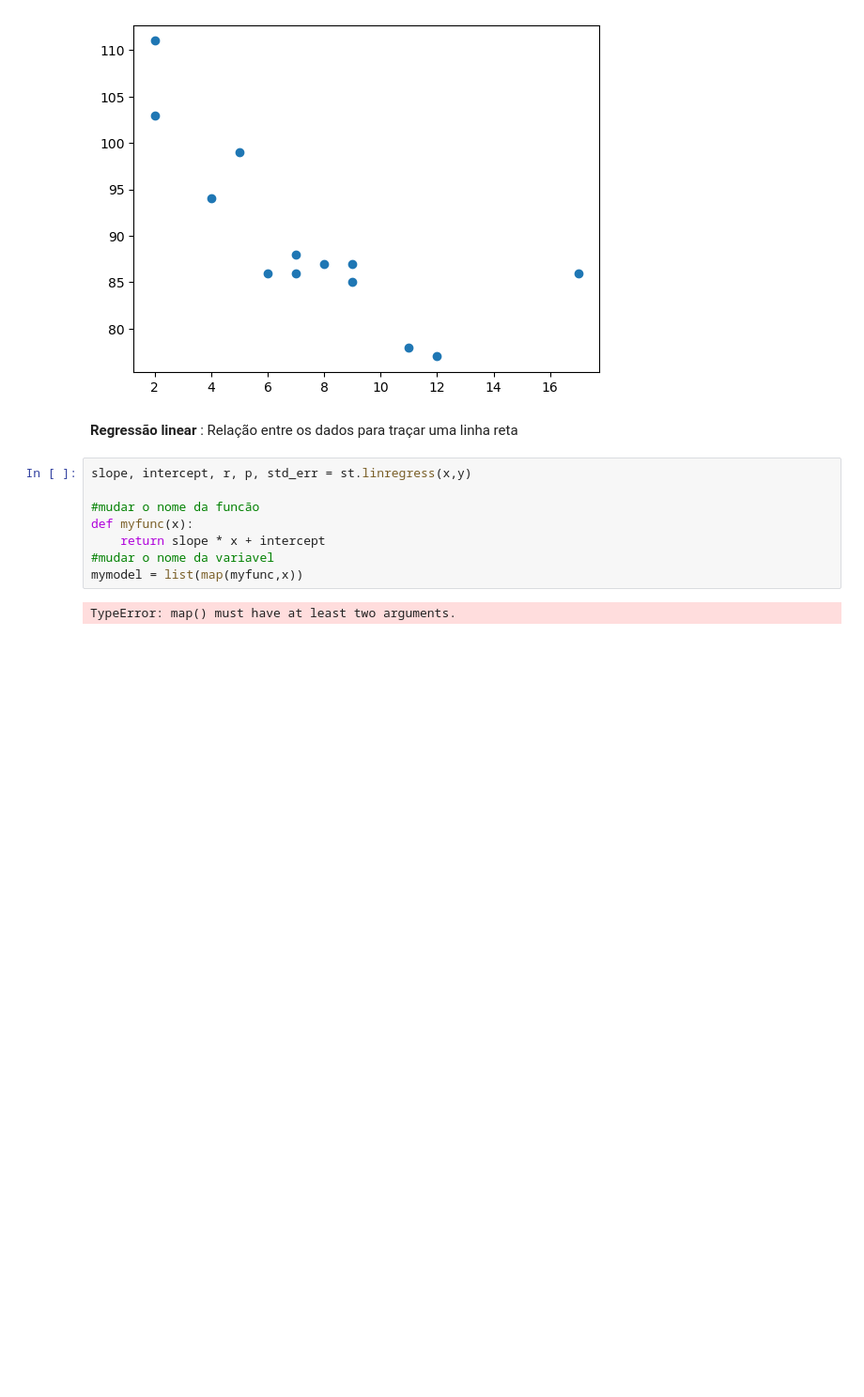
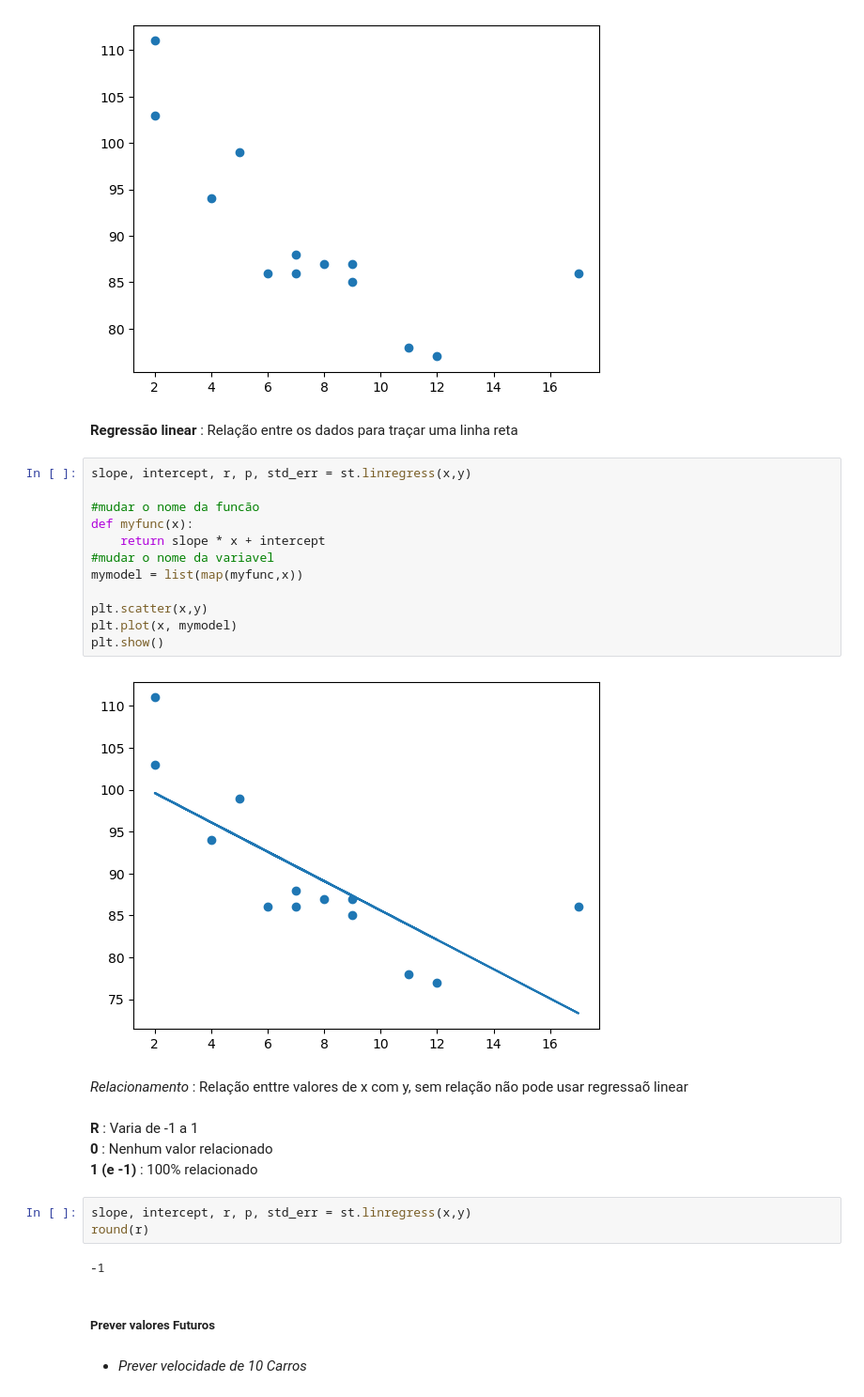
Before and after one commit to pedrohenrique-hash/Redes-em-python, a Jupyter notebook: Estatistica.ipynb, the cells around one changed output. Shown at 94% size. Drawn from its saved outputs; the diff is of its cells as text; blank space fills up the shorter version.

```diff
--- a/Estatistica.ipynb
+++ b/Estatistica.ipynb
@@ -92,10 +93,29 @@ __Regressão linear__ : Relação entre os dados para traçar uma linha reta
 # %%
 slope, intercept, r, p, std_err = st.linregress(x,y)
 
 #mudar o nome da funcão
 def myfunc(x):
     return slope * x + intercept
 #mudar o nome da variavel
 mymodel = list(map(myfunc,x))
+
+plt.scatter(x,y)
+plt.plot(x, mymodel)
+plt.show()
 # %% [output]
-TypeError: map() must have at least two arguments.
+[figure, added]
+# %% [markdown]
+_Relacionamento_ : Relação enttre valores de x com y, sem relação não pode usar  regressaõ linear
+# %% [markdown]
+**R** : Varia de -1 a 1 <br>
+**0** : Nenhum valor relacionado <br>
+**1 (e -1)** : 100% relacionado <br>
+# %%
+slope, intercept, r, p, std_err = st.linregress(x,y)
+round(r)
+# %% [output]
+-1
+# %% [markdown]
+##### __Prever valores Futuros__
+# %% [markdown]
+- _Prever velocidade de 10 Carros_
```
Also changed, not shown: parts of 15 cells of this notebook.
